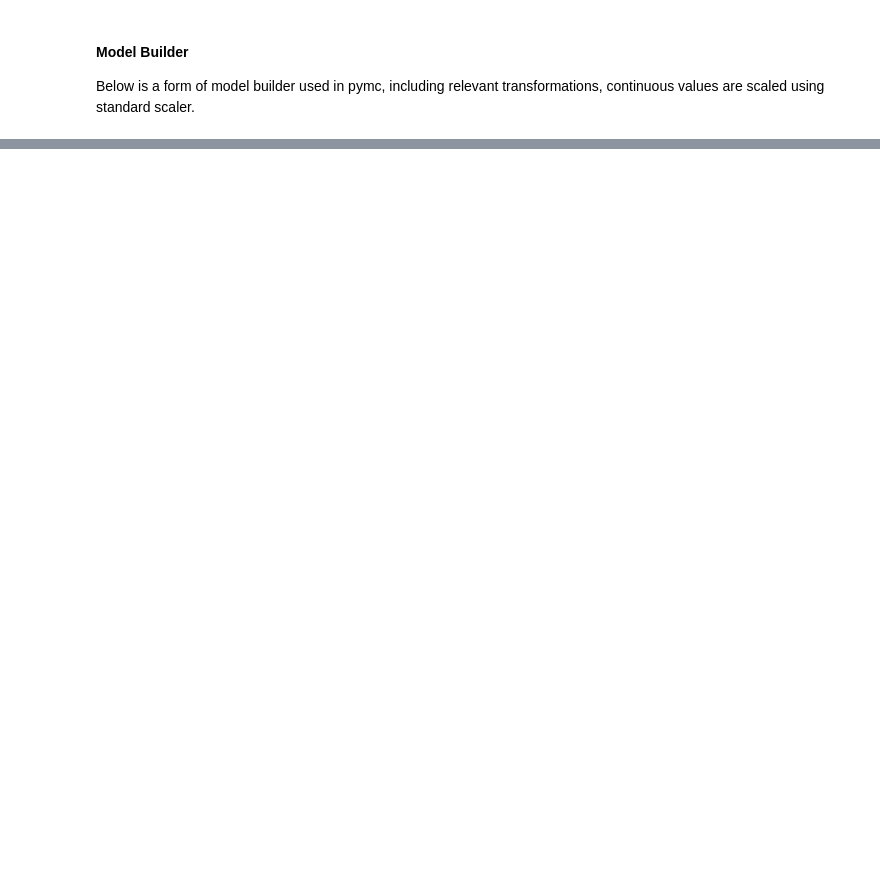
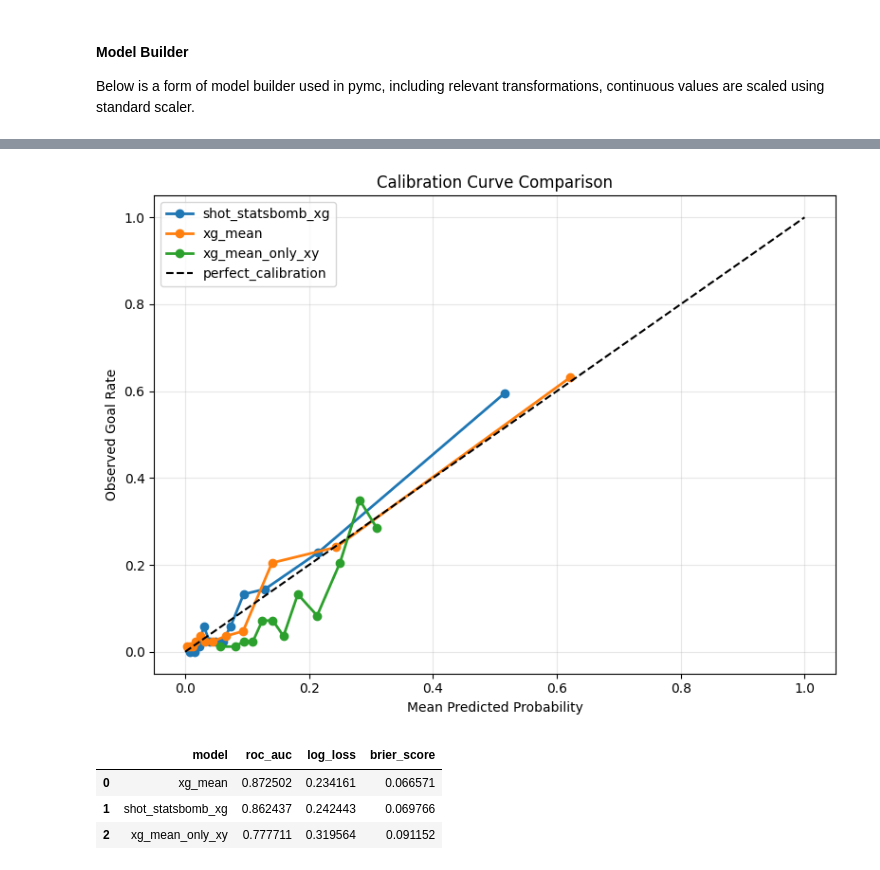
Before and after one commit to addybrown/DataScienceProjects, a Jupyter notebook: BayesianXgModel/model.ipynb, the cells around one changed output, grey strips where cells are left out. Saved outputs shown, nothing was run; the diff lists cells and outputs as text; code cells hidden in the pictures; blank space fills up the shorter version.

```diff
--- a/BayesianXgModel/model.ipynb
+++ b/BayesianXgModel/model.ipynb
@@ -736,0 +760,6 @@ class BayesianXg:
+# %%
+df["xg_mean"] = pps_full["posterior_predictive"]["p"].mean(("chain", "draw"))
+df["xg_std"] = pps_full["posterior_predictive"]["p"].std(("chain", "draw"))
+
+df["xg_mean_only_xy"] = pps_xy["posterior_predictive"]["p"].mean(("chain", "draw"))
+df["xg_std_only_xy"] = pps_xy["posterior_predictive"]["p"].std(("chain", "draw"))
@@ -736,0 +775,52 @@ class BayesianXg:
+# %%
+from sklearn.calibration import calibration_curve
+from sklearn.metrics import roc_auc_score, log_loss, brier_score_loss
+import matplotlib.pyplot as plt
+import pandas as pd
+import numpy as np
+
+required_cols = ["is_goal", "shot_statsbomb_xg", "xg_mean", "xg_mean_only_xy"]
+missing_cols = [c for c in required_cols if c not in df.columns]
+if missing_cols:
+    raise ValueError(f"Missing required columns for calibration/metrics: {missing_cols}")
+
+eval_df = df[required_cols].dropna().copy()
+eval_df["is_goal"] = eval_df["is_goal"].astype(int)
+
+pred_cols = ["shot_statsbomb_xg", "xg_mean", "xg_mean_only_xy"]
+for c in pred_cols:
+    eval_df[c] = np.clip(eval_df[c].astype(float), 1e-6, 1 - 1e-6)
+
+# Calibration plot: all three on same chart
+plt.figure(figsize=(8, 6))
+for c in pred_cols:
+    frac_pos, mean_pred = calibration_curve(eval_df["is_goal"], eval_df[c], n_bins=12, strategy="quantile")
+    plt.plot(mean_pred, frac_pos, marker="o", linewidth=2, label=c)
+
+plt.plot([0, 1], [0, 1], "k--", linewidth=1.5, label="perfect_calibration")
+plt.xlabel("Mean Predicted Probability")
+plt.ylabel("Observed Goal Rate")
+plt.title("Calibration Curve Comparison")
+plt.legend()
+plt.grid(alpha=0.3)
+plt.tight_layout()
+plt.show()
+
+# Metrics table: ROC AUC, log loss, brier score
+metrics_rows = []
+for c in pred_cols:
+    metrics_rows.append({
+        "model": c,
+        "roc_auc": roc_auc_score(eval_df["is_goal"], eval_df[c]),
+        "log_loss": log_loss(eval_df["is_goal"], eval_df[c]),
+        "brier_score": brier_score_loss(eval_df["is_goal"], eval_df[c]),
+    })
+
+metrics_df = pd.DataFrame(metrics_rows).sort_values("roc_auc", ascending=False).reset_index(drop=True)
+metrics_df
+# %% [output]
+[figure, added]
+|  | model | roc_auc | log_loss | brier_score |
+| 0 | xg_mean | 0.872502 | 0.234161 | 0.066571 |
+| 1 | shot_statsbomb_xg | 0.862437 | 0.242443 | 0.069766 |
+| 2 | xg_mean_only_xy | 0.777711 | 0.319564 | 0.091152 |
```
Also changed, not shown: parts of 18 cells of this notebook, 3 other files.
